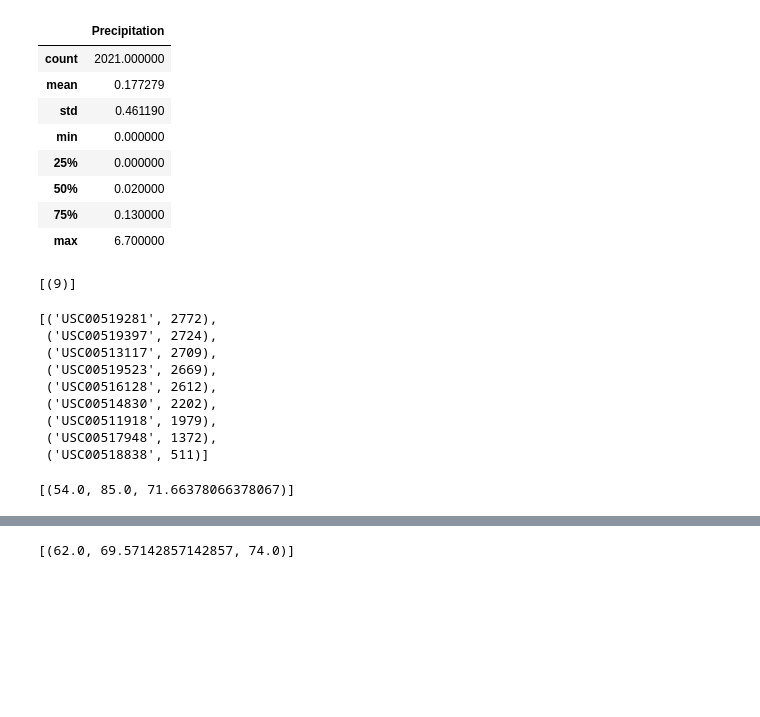
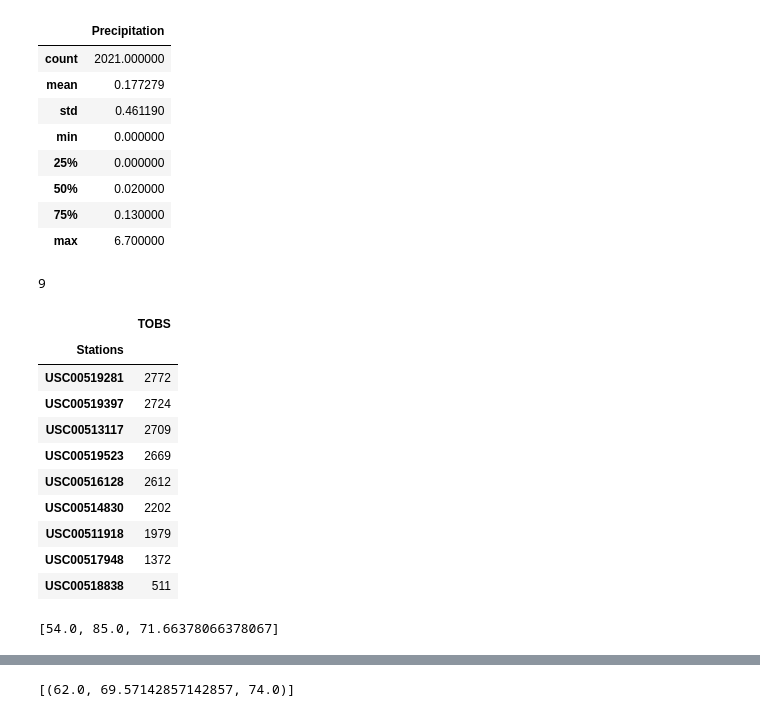
Before and after one commit to diamondamil/ClimateStarterHmwrk, a Jupyter notebook: climate_starter.ipynb, the cells around one changed output, grey strips where cells are left out. Cells and saved outputs as stored; diff of their text form; code cells hidden in the pictures; blank space fills up the shorter version.

```diff
--- a/climate_starter.ipynb
+++ b/climate_starter.ipynb
@@ -86,23 +87,35 @@ date_df.describe()
 | max | 6.700000 |
 # %%
 # How many stations are available in this dataset?
+stations=session.query(Station.station).count()
+stations
 # %% [output]
-[(9)]
+9
 # %%
 # What are the most active stations?
 # List the stations and the counts in descending order.
+active_stations = session.query(Measurement.station,Measurement.tobs)
+stations_df=pd.DataFrame(active_stations[:],columns=["Stations","TOBS"])
+active_stations2=stations_df.groupby("Stations").count().sort_values('TOBS',ascending=False)
+active_stations2
 # %% [output]
-[('USC00519281', 2772),
- ('USC00519397', 2724),
- ('USC00513117', 2709),
- ('USC00519523', 2669),
- ('USC00516128', 2612),
- ('USC00514830', 2202),
- ('USC00511918', 1979),
- ('USC00517948', 1372),
- ('USC00518838', 511)]
+|  | TOBS |
+| Stations |  |
+| USC00519281 | 2772 |
+| USC00519397 | 2724 |
+| USC00513117 | 2709 |
+| USC00519523 | 2669 |
+| USC00516128 | 2612 |
+| USC00514830 | 2202 |
+| USC00511918 | 1979 |
+| USC00517948 | 1372 |
+| USC00518838 | 511 |
 # %%
 # Using the station id from the previous query, calculate the lowest temperature recorded,
 # highest temperature recorded, and average temperature most active station?
+temp=stations_df.loc[stations_df['Stations']==active_stations2.index[0]]
+temp
+results1=[temp["TOBS"].min(),temp["TOBS"].max(),temp["TOBS"].mean()]
+results1
 # %% [output]
-[(54.0, 85.0, 71.66378066378067)]
+[54.0, 85.0, 71.66378066378067]
```
Also changed, not shown: parts of 10 cells of this notebook.
